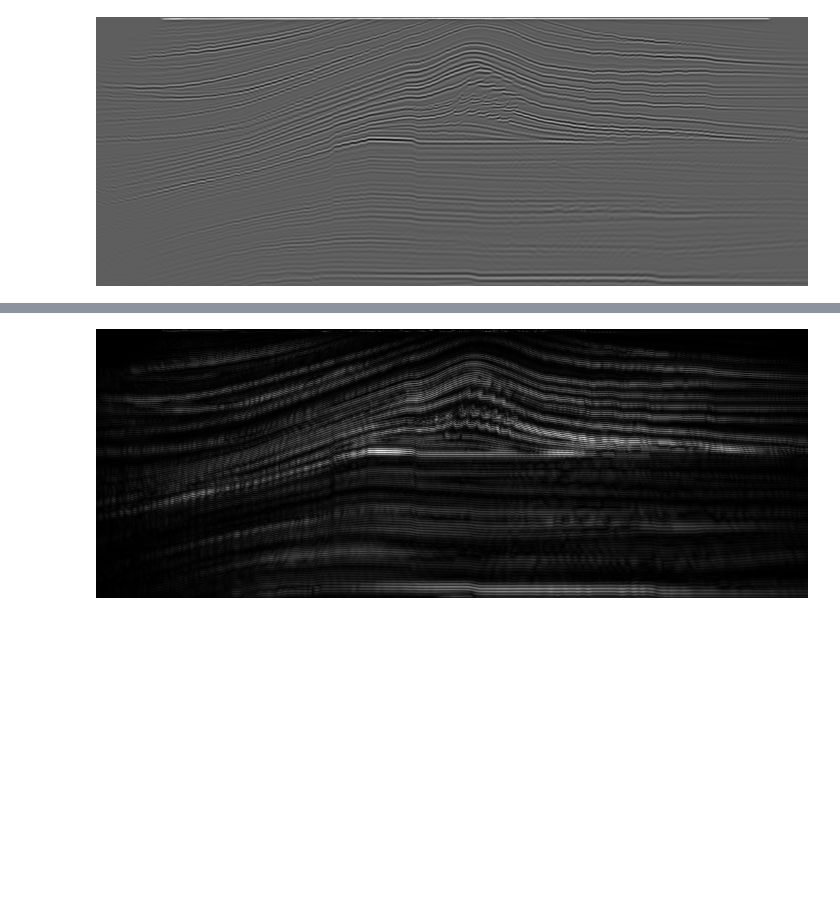
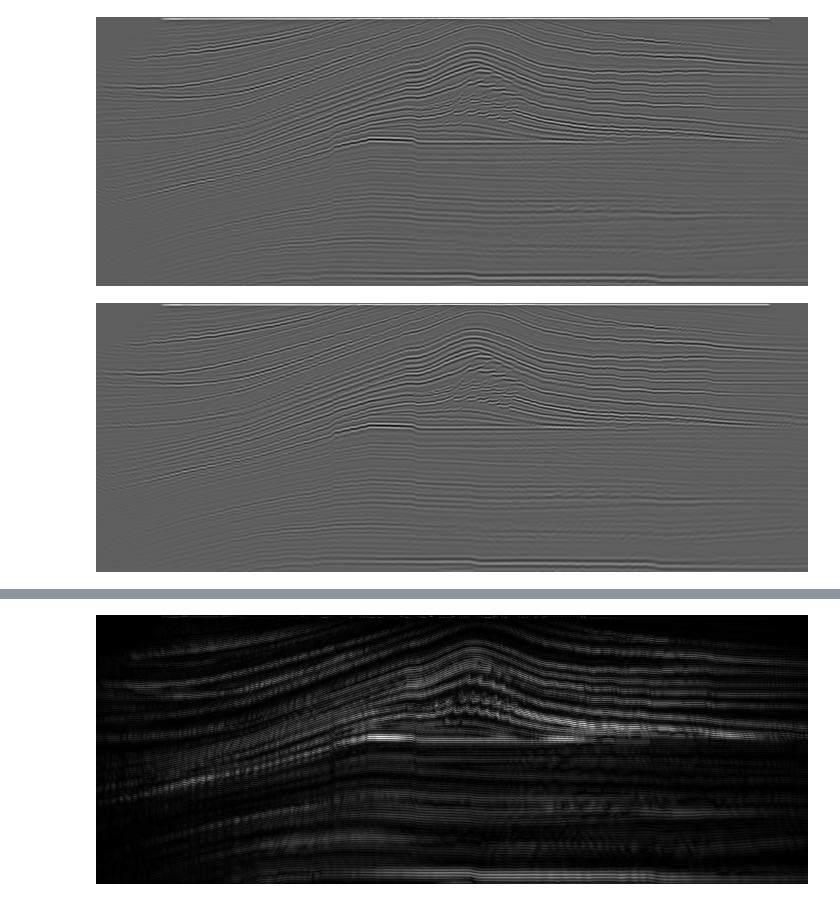
Before and after one commit to agrippa/geo-owl-ogy, a Jupyter notebook: Jonathan's Workspace/BP SMC Standard Deviation Map.ipynb, the cells around one changed output, grey strips where cells are left out. Drawn from its saved outputs; the diff is of its cells as text; code cells hidden in the pictures; blank space fills up the shorter version.

Commit message:
extracted ssim data

```diff
--- a/Jonathan's Workspace/BP SMC Standard Deviation Map.ipynb
+++ b/Jonathan's Workspace/BP SMC Standard Deviation Map.ipynb
@@ -228,3 +228,22 @@ im = im.convert('RGB')
 im
 # %% [output]
 [figure]
+# %%
+gray_sample_arr = np.zeros((1058, 400))
+with open("C:/Users/19174/Desktop/BP HPC/small_dataset/small_dataset/img_1.stack.segy", 'rb') as segy_in_file:
+    segy_reader = create_reader(segy_in_file, endian='>')
+    for trace_index in segy_reader.trace_indexes():
+        data = segy_reader.trace_samples(trace_index)
+        for i in range(len(data)):
+            gray_sample_arr[trace_index, i] = data[i]
+gray_sample_arr = gray_sample_arr.transpose() #Reformat
+min_arr = gray_sample_arr.min()
+max_arr = gray_sample_arr.max()
+gray_sample_arr = (gray_sample_arr - min_arr) / (max_arr - min_arr) #Normalizes all values to 0 - 1
+gray_sample_arr = gray_sample_arr * 255  #Multiply everything to RGB Scale
+im = Image.fromarray(gray_sample_arr)
+im = im.convert('RGB')
+
+im
+# %% [output]
+[figure, added]
```
Also changed, not shown: parts of 2 cells of this notebook, 2 other files.
